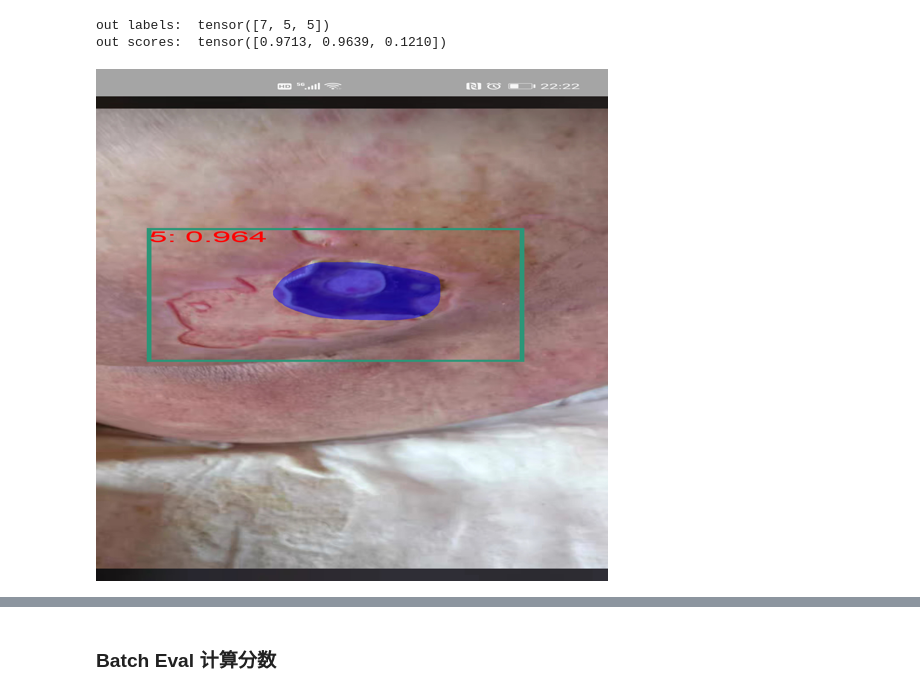
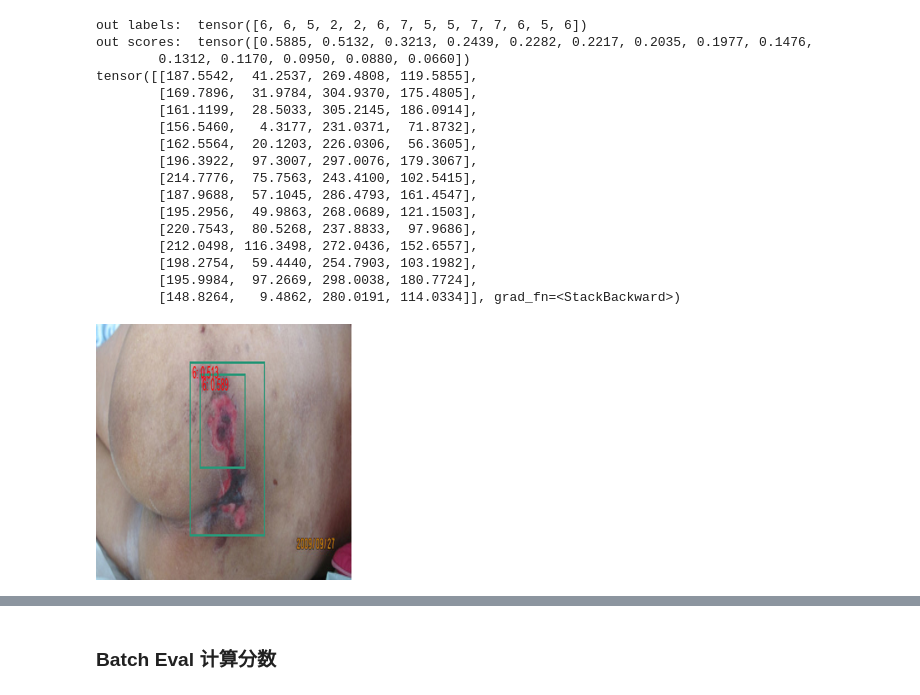
Before and after one commit to newfyu/Bedsore, a Jupyter notebook: demo.ipynb, the cells around one changed output, grey strips where cells are left out. Saved outputs shown, nothing was run; the diff lists cells and outputs as text; code cells hidden in the pictures.

```diff
--- a/demo.ipynb
+++ b/demo.ipynb
@@ -14,13 +18,9 @@ Deprecated in NumPy 1.20; for more details and guidance: https://numpy.org/devdo
 # %%
 dm = BedsoreDataModule(root='data', num_valid=100, batch_size=1, trans_prob=0.5)
 ds = dm.test_dataloader().dataset
-model = MyFasterRCNN.load_from_checkpoint('mlruns/0/06ba6c83b5a7495fa562938581e625d8/checkpoints/epoch=53.ckpt')
-net = model.net
-net.eval()
-pass
 # %%
-SZ = 512
-idx = 6
+SZ = 256
+idx = 97 # 22 25 32 49 93 95 97
 image,target = ds[idx]
 print(target['fname'])
 print('gt:',target['labels'])
@@ -32,9 +32,28 @@ gt: tensor([5, 7])
 # %%
+model = MyFasterRCNN.load_from_checkpoint('mlruns/3/f05e716e77b9480e986dd904487b5b3a/checkpoints/epoch=53.ckpt')
+net = model.net
+net.eval()
 out = net([image],[target])[0]
 print('out labels: ', out['labels'])
 print('out scores: ', out['scores'].detach())
-draw_bbox(image,out).resize((SZ,SZ))
+print(out['boxes'])
+draw_bbox(image,out,th=0.5).resize((SZ,SZ))
 # %% [output]
-out labels:  tensor([7, 5, 5])
-out scores:  tensor([0.9713, 0.9639, 0.1210])
+out labels:  tensor([6, 6, 5, 2, 2, 6, 7, 5, 5, 7, 7, 6, 5, 6])
+out scores:  tensor([0.5885, 0.5132, 0.3213, 0.2439, 0.2282, 0.2217, 0.2035, 0.1977, 0.1476,
+        0.1312, 0.1170, 0.0950, 0.0880, 0.0660])
+tensor([[187.5542,  41.2537, 269.4808, 119.5855],
+        [169.7896,  31.9784, 304.9370, 175.4805],
+        [161.1199,  28.5033, 305.2145, 186.0914],
+        [156.5460,   4.3177, 231.0371,  71.8732],
+        [162.5564,  20.1203, 226.0306,  56.3605],
+        [196.3922,  97.3007, 297.0076, 179.3067],
+        [214.7776,  75.7563, 243.4100, 102.5415],
+        [187.9688,  57.1045, 286.4793, 161.4547],
+        [195.2956,  49.9863, 268.0689, 121.1503],
+        [220.7543,  80.5268, 237.8833,  97.9686],
+        [212.0498, 116.3498, 272.0436, 152.6557],
+        [198.2754,  59.4440, 254.7903, 103.1982],
+        [195.9984,  97.2669, 298.0038, 180.7724],
+        [148.8264,   9.4862, 280.0191, 114.0334]], grad_fn=<StackBackward>)
-[figure, old version]
+[figure, new version]
```
Also changed, not shown: parts of 6 cells of this notebook, 4 other files.
